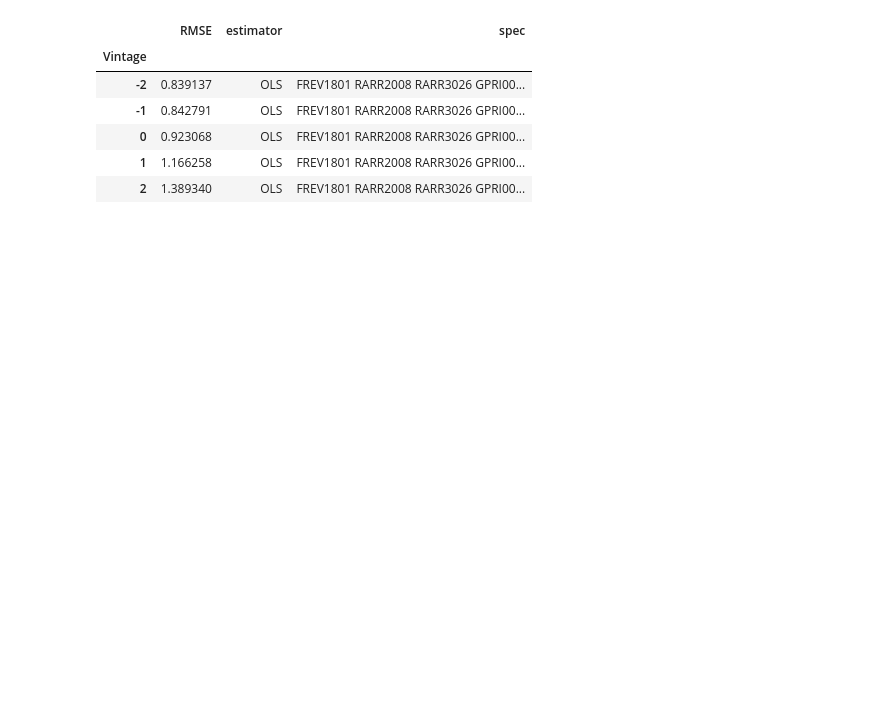
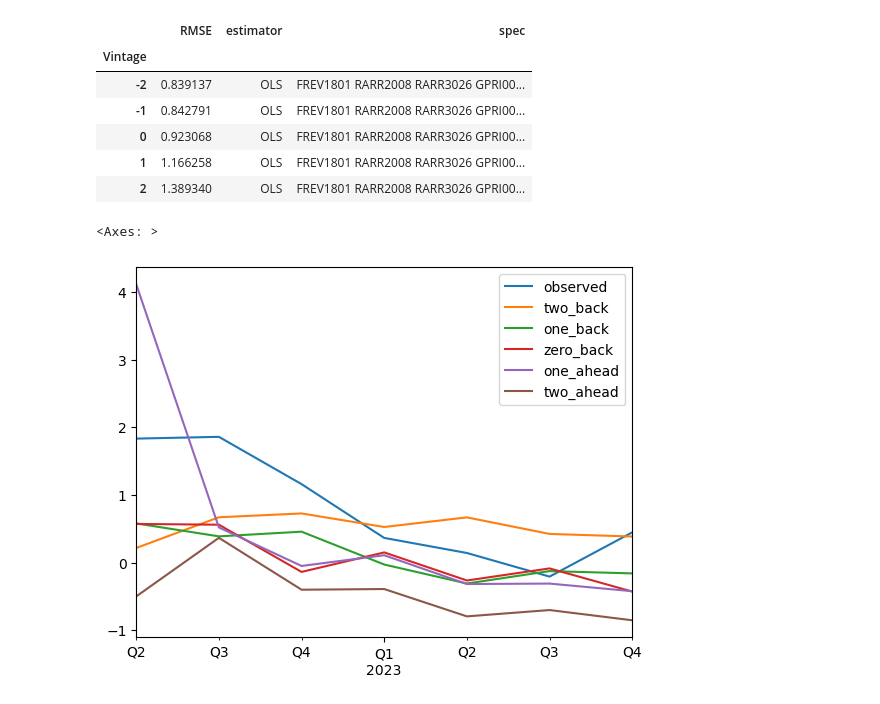
Before and after one commit to guerreroda/nwcst_intro, a Jupyter notebook: notebooks/notebook_3.ipynb, the cells around one changed output. Cells and saved outputs as stored; diff of their text form; code cells hidden in the pictures; blank space fills up the shorter version.

```diff
--- a/notebooks/notebook_3.ipynb
+++ b/notebooks/notebook_3.ipynb
@@ -643,0 +789,5 @@ dates
+# %%
+model = LinearRegression()
+x = transformed_train.drop(["date", target_variable], axis=1)
+y = transformed_train[target_variable]
+model.fit(x, y)
@@ -643,0 +802,4 @@ dates
+# %%
+lag = -2
+tmp_data = gen_lagged_data(metadata, test, date, lag)
+tmp_data
@@ -643,0 +822,14 @@ dates
+# %%
+tmp_data = mean_fill_dataset(train, tmp_data)
+if param_pca != False or param_pca != 0 :
+    X = pd.DataFrame(scaler.fit_transform(tmp_data.set_index('date').drop(target_variable, axis=1)))
+    X.columns = tmp_data.set_index('date').drop(target_variable, axis=1).columns
+    X = X.dropna(axis=1)
+    pca = PCA(n_components=param_pca)
+
+    X = pca.fit_transform(X)
+    X = pd.DataFrame(X)
+    X.rename(columns=lambda x: f'PC_{x}', inplace=True)
+
+    tmp_data = pd.concat( [ tmp_data[['date', target_variable]] , X ] ,axis=1)
+tmp_data
@@ -643,0 +853,5 @@ dates
+# %%
+tmp_data = flatten_data(tmp_data, target_variable, 3 )
+tmp_data = lagged_target(tmp_data, 2)
+tmp_data = tmp_data.loc[tmp_data['date']== date, :].drop(["date", target_variable], axis=1)
+tmp_data
@@ -745,3 +971,8 @@ performance_table
 | 0 | 0.923068 | OLS | FREV1801 RARR2008 RARR3026 GPRI00... |
 | 1 | 1.166258 | OLS | FREV1801 RARR2008 RARR3026 GPRI00... |
 | 2 | 1.389340 | OLS | FREV1801 RARR2008 RARR3026 GPRI00... |
+# %%
+result_table.plot()
+# %% [output]
+<Axes: >
+[figure, added]
```
Also changed, not shown: parts of 28 cells of this notebook.
